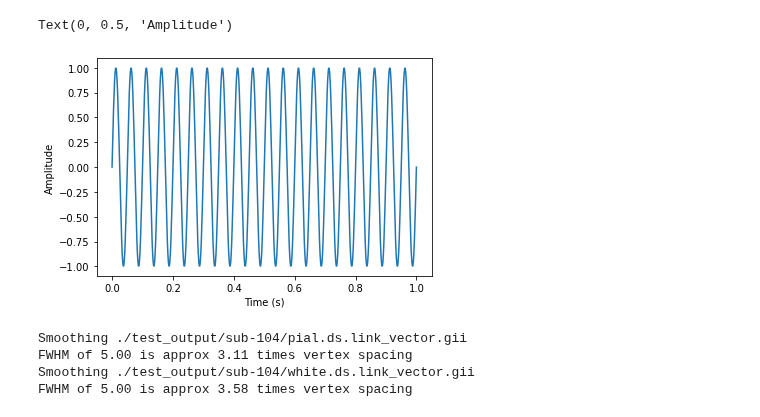
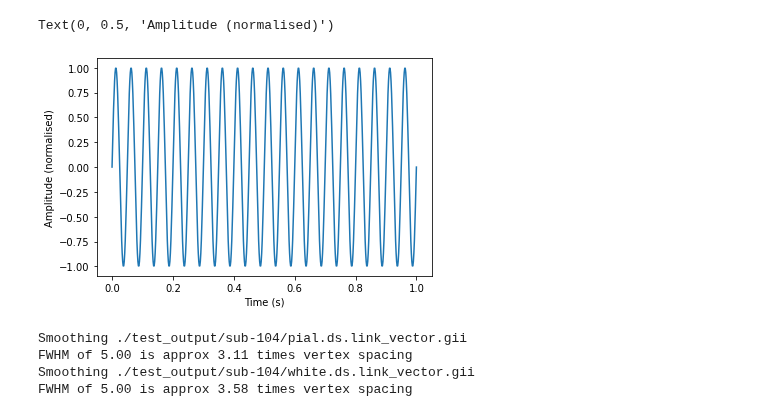
Before and after one commit to danclab/laMEG, a Jupyter notebook: sim_model_comparison.ipynb, the cells around one changed output. Cells and saved outputs as stored; diff of their text form; code cells hidden in the pictures.

```diff
--- a/sim_model_comparison.ipynb
+++ b/sim_model_comparison.ipynb
@@ -59,12 +59,12 @@ base_fname='/scratch/bonaiuto/simulated_data/multilayer.11.ds.link_vector.spm-co
 # %%
 time=np.linspace(0,1,601)
 sim_signal=np.sin(time*freq*2*np.pi).reshape(1,-1)
 plt.plot(time,sim_signal[0,:])
 plt.xlabel('Time (s)')
-plt.ylabel('Amplitude')
+plt.ylabel('Amplitude (normalised)')
 # %% [output]
-Text(0, 0.5, 'Amplitude')
+Text(0, 0.5, 'Amplitude (normalised)')
-[figure, old version]
+[figure, new version]
 # %%
 # Simulate on pial surface
 pial_vertex=sim_vertex
```
Also changed, not shown: parts of 1 cell of this notebook.
